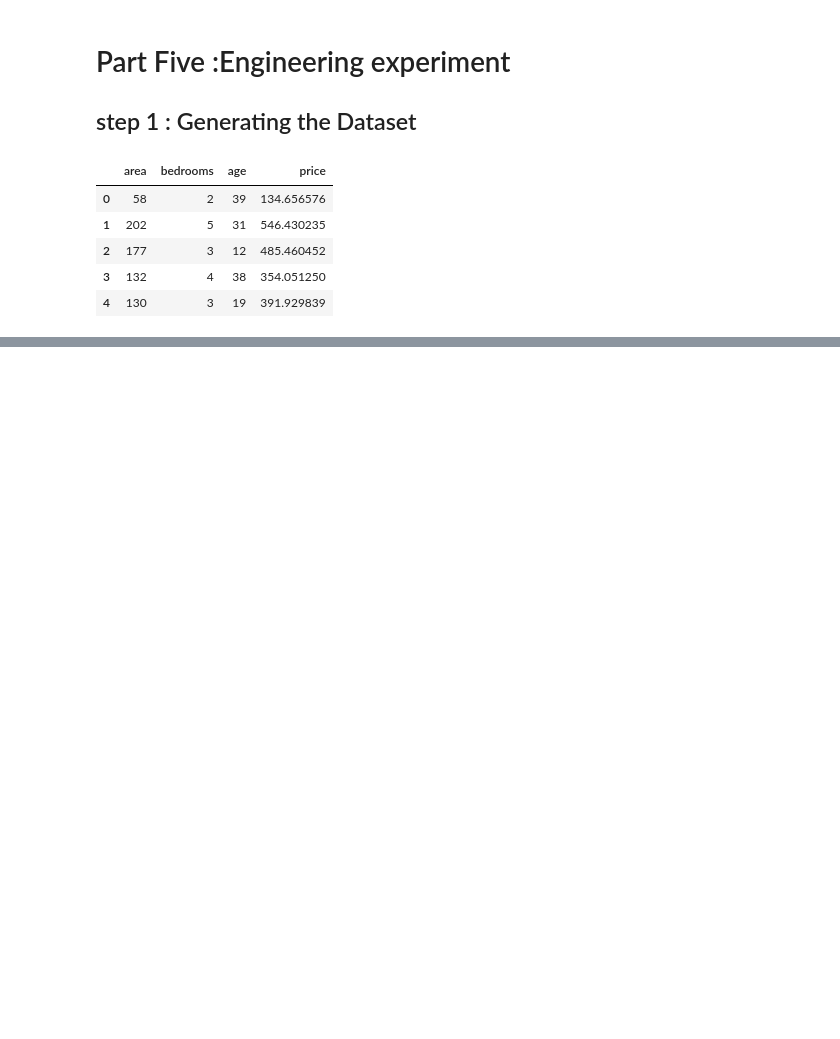
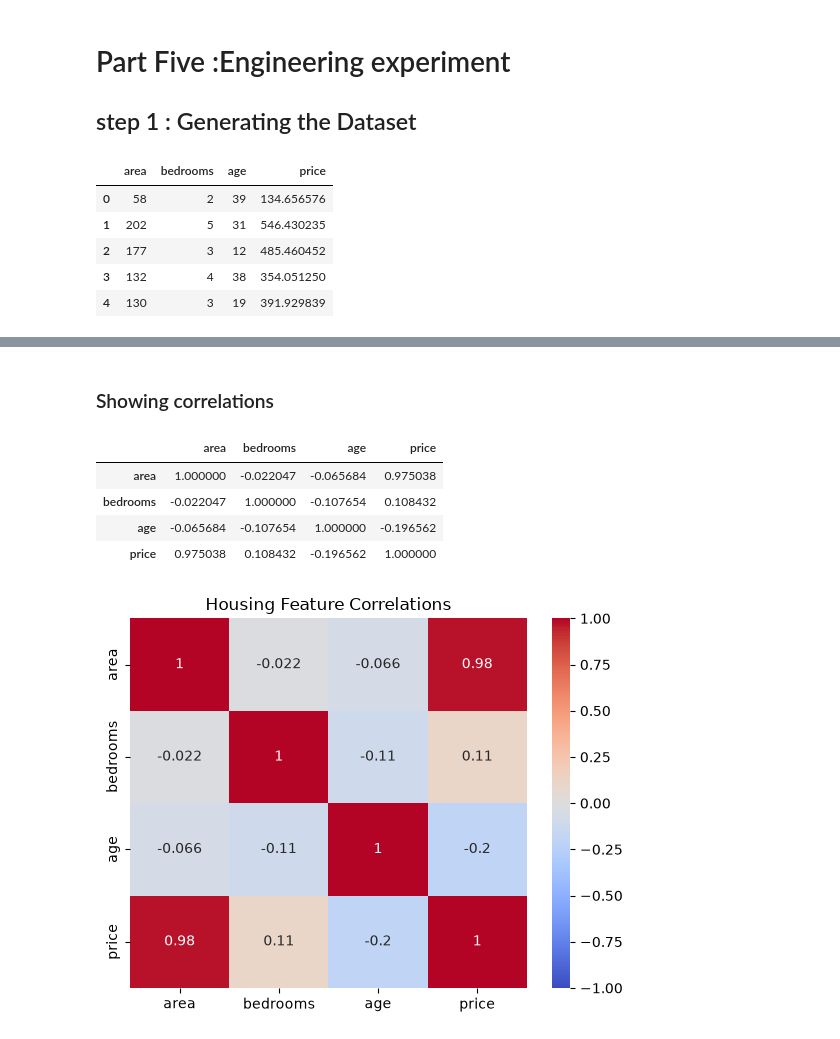
Before and after one commit to RyadKazi/Machinr-Learning-Journey, a Jupyter notebook: 01-python-ml-tools/lab_01_numpy_pandas_matplotlib.ipynb, the cells around one changed output, grey strips where cells are left out. Drawn from its saved outputs; the diff is of its cells as text; code cells hidden in the pictures; blank space fills up the shorter version.

```diff
--- a/01-python-ml-tools/lab_01_numpy_pandas_matplotlib.ipynb
+++ b/01-python-ml-tools/lab_01_numpy_pandas_matplotlib.ipynb
@@ -478,0 +481,11 @@ display(housing.head())
+# %%
+import pandas as pd
+import numpy as np
+import matplotlib.pyplot as plt
+import seaborn as sns
+
+df = pd.read_csv("housing_lab01.csv")
+
+display(df.head(10))
+print("Shape:", df.shape)
+print("Data types:\n", df.dtypes)
@@ -478,0 +542,23 @@ display(housing.head())
+# %% [markdown]
+### Showing correlations
+# %%
+corr = df.corr(numeric_only=True)
+
+display(corr)
+
+sns.heatmap(
+    corr,
+    annot=True,
+    cmap="coolwarm",
+    vmin=-1,
+    vmax=1
+)
+plt.title("Housing Feature Correlations")
+plt.show()
+# %% [output]
+|  | area | bedrooms | age | price |
+| area | 1.000000 | -0.022047 | -0.065684 | 0.975038 |
+| bedrooms | -0.022047 | 1.000000 | -0.107654 | 0.108432 |
+| age | -0.065684 | -0.107654 | 1.000000 | -0.196562 |
+| price | 0.975038 | 0.108432 | -0.196562 | 1.000000 |
+[figure, added]
```
Also changed, not shown: parts of 12 cells of this notebook.
